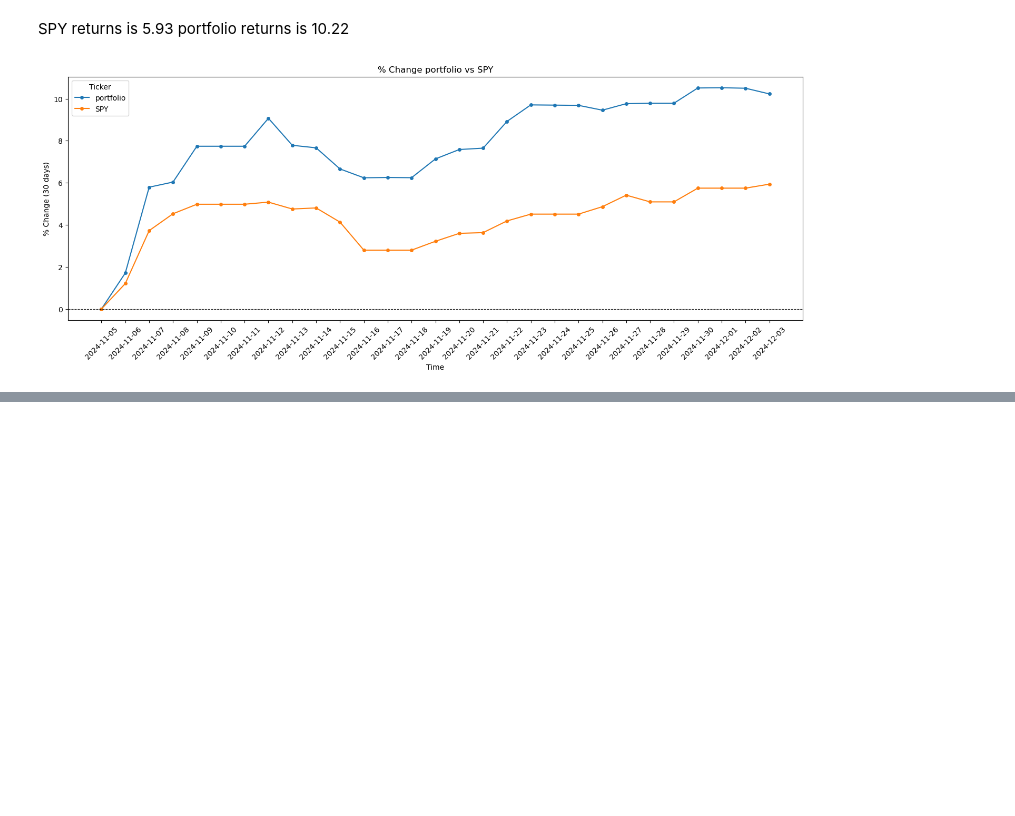
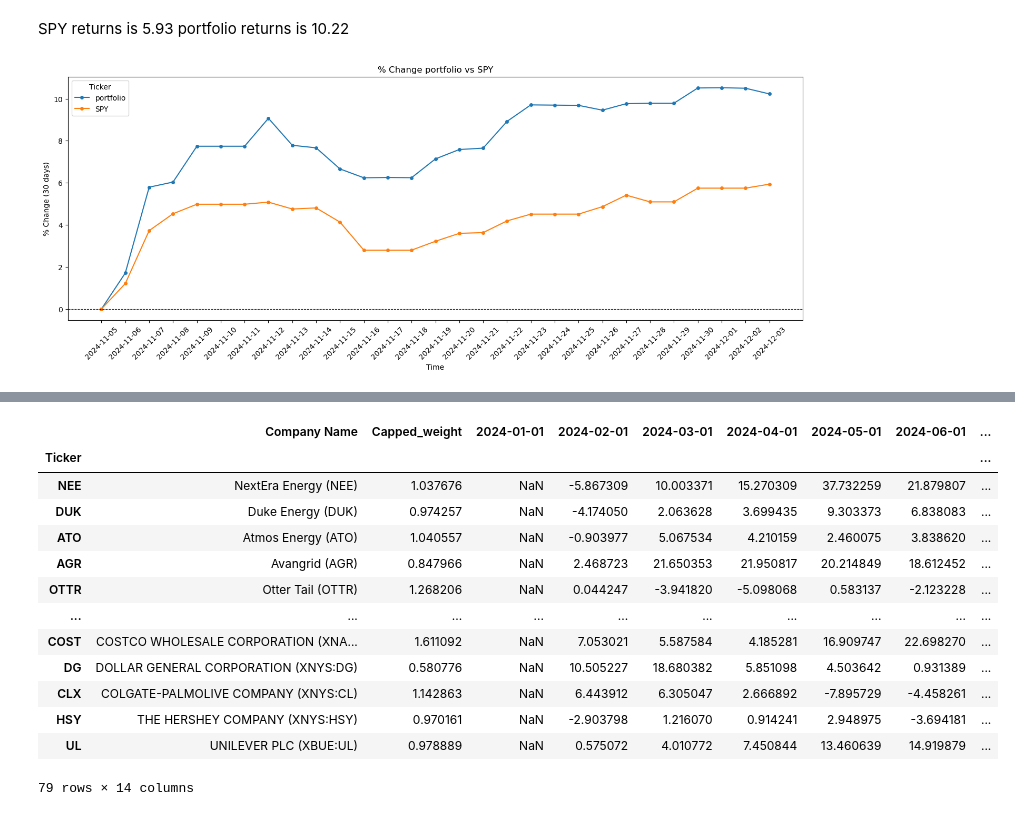
Before and after one commit to visheshgupta19/IDS_789_Final_Project, a Jupyter notebook: algo_update.ipynb, the cells around one changed output, grey strips where cells are left out. Cells and saved outputs as stored; diff of their text form; code cells hidden in the pictures; blank space fills up the shorter version.

```diff
--- a/algo_update.ipynb
+++ b/algo_update.ipynb
@@ -676,0 +730,64 @@ plt.show()
+# %%
+from dateutil.relativedelta import relativedelta
+
+start_date = "2024-01-01"
+
+# Generate the first day of each month, starting from the start_date to the end of 2024
+dates = pd.date_range(
+    start=start_date,
+    end="2024-12-01",
+    freq="MS",  # 'MS' specifies the first day of each month
+)
+
+# Create a DataFrame with NaN values for each of these dates
+new_columns = pd.DataFrame(
+    np.nan, index=final_port.index, columns=dates.strftime("%Y-%m-%d")
+)
+
+# Concatenate the existing DataFrame with the new columns
+df_updated = pd.concat([final_port, new_columns], axis=1)
+df_updated
+
+
+def get_returns(ticker, checkdate):
+    # Calculate the start of the year for the given date
+    try:
+        start_of_year = "2024-01-01"
+
+        checkdate = checkdate + relativedelta(months=1)
+
+        # Fetch data using yfinance
+        data = yf.download(ticker, start=start_of_year, end=checkdate, interval="1mo")
+
+        # Get the adjusted close price on the first day of the year
+        start_price = data["Adj Close"].iloc[0]  # Price on the start of the year
+
+        # Calculate the return as the percentage change from the start of the year
+        current_price = data["Adj Close"].iloc[-1]  # Price on the current date
+
+        pct_change = ((current_price / start_price) - 1) * 100  # Percentage change
+
+        return pct_change
+
+    except Exception as e:
+        # Catch the specific error for failed downloads
+        print(f"Failed to download data for {ticker}: {e}")
+        return None
+
+
+for indx in df_updated.index:
+    for months in df_updated.columns[3:]:  # Skip the first column (e.g., Jan)
+        # Ensure `months` is handled as a datetime object
+        if isinstance(months, str):
+            month = datetime.strptime(months, "%Y-%m-%d")
+        else:
+            month = months  # Already a datetime object
+
+        # Update your DataFrame with the calculated return
+        if indx == "PKST":
+            break
+        else:
+            df_updated.at[indx, months] = get_returns(indx, month).values[0]
+
+df_updated
+# %% [output]
@@ -676,0 +811,14 @@ plt.show()
+|  | Company Name | Capped_weight | 2024-01-01 | 2024-02-01 | 2024-03-01 | 2024-04-01 | 2024-05-01 | 2024-06-01 | ... |
+| Ticker |  |  |  |  |  |  |  |  | ... |
+| NEE | NextEra Energy (NEE) | 1.037676 | NaN | -5.867309 | 10.003371 | 15.270309 | 37.732259 | 21.879807 | ... |
+| DUK | Duke Energy (DUK) | 0.974257 | NaN | -4.174050 | 2.063628 | 3.699435 | 9.303373 | 6.838083 | ... |
+| ATO | Atmos Energy (ATO) | 1.040557 | NaN | -0.903977 | 5.067534 | 4.210159 | 2.460075 | 3.838620 | ... |
+| AGR | Avangrid (AGR) | 0.847966 | NaN | 2.468723 | 21.650353 | 21.950817 | 20.214849 | 18.612452 | ... |
+| OTTR | Otter Tail (OTTR) | 1.268206 | NaN | 0.044247 | -3.941820 | -5.098068 | 0.583137 | -2.123228 | ... |
+| ... | ... | ... | ... | ... | ... | ... | ... | ... | ... |
+| COST | COSTCO WHOLESALE CORPORATION (XNA... | 1.611092 | NaN | 7.053021 | 5.587584 | 4.185281 | 16.909747 | 22.698270 | ... |
+| DG | DOLLAR GENERAL CORPORATION (XNYS:DG) | 0.580776 | NaN | 10.505227 | 18.680382 | 5.851098 | 4.503642 | 0.931389 | ... |
+| CLX | COLGATE-PALMOLIVE COMPANY (XNYS:CL) | 1.142863 | NaN | 6.443912 | 6.305047 | 2.666892 | -7.895729 | -4.458261 | ... |
+| HSY | THE HERSHEY COMPANY (XNYS:HSY) | 0.970161 | NaN | -2.903798 | 1.216070 | 0.914241 | 2.948975 | -3.694181 | ... |
+| UL | UNILEVER PLC (XBUE:UL) | 0.978889 | NaN | 0.575072 | 4.010772 | 7.450844 | 13.460639 | 14.919879 | ... |
+79 rows × 14 columns
```
Also changed, not shown: parts of 10 cells of this notebook.
